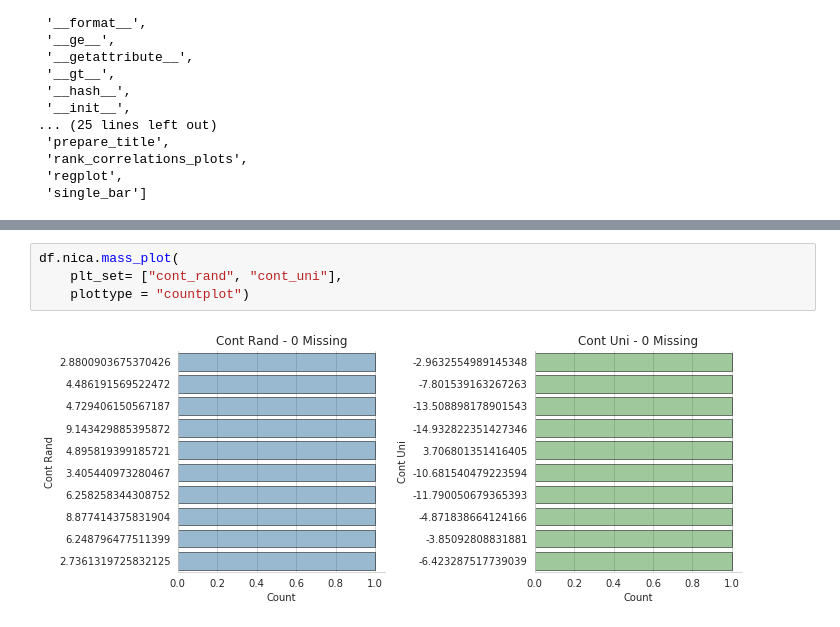
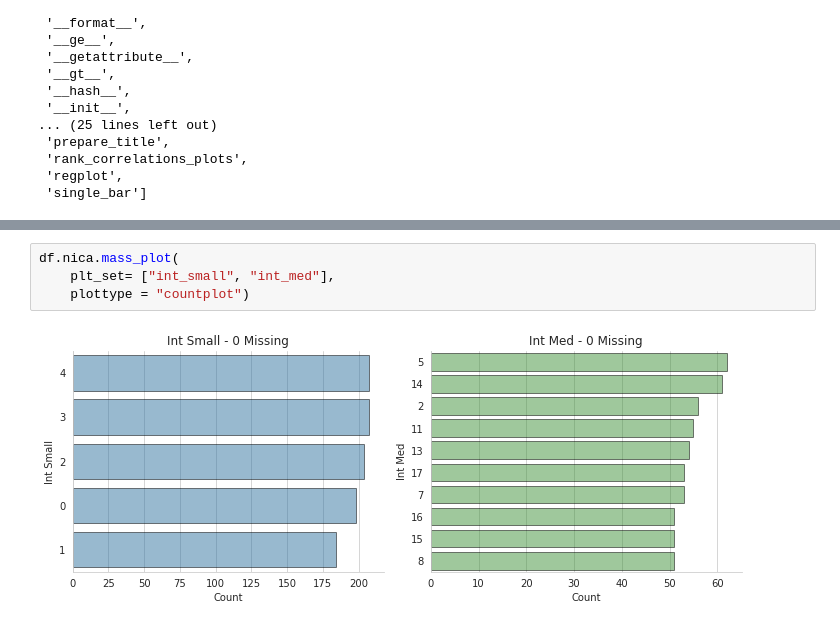
Before and after one commit to nicapotato/nicaviz, a Jupyter notebook: notebooks/Plot_Examples.ipynb, the cells around one changed output, grey strips where cells are left out. Drawn from its saved outputs; the diff is of its cells as text.

```diff
--- a/notebooks/Plot_Examples.ipynb
+++ b/notebooks/Plot_Examples.ipynb
@@ -68,9 +68,9 @@ Dataframe Dimension: 1000 Rows, 6 Columns
 # %%
 df.nica.mass_plot(
-    plt_set= ["cont_rand", "cont_uni"],
+    plt_set= ["int_small", "int_med"],
     plottype = "countplot")
 # %% [output]
-[figure, old version]
+[figure, new version]
 # %%
 df.nica.mass_plot(
     plt_set= ["cont_rand", "cont_uni"],
```
Also changed, not shown: parts of 9 cells of this notebook, 1 other file.
